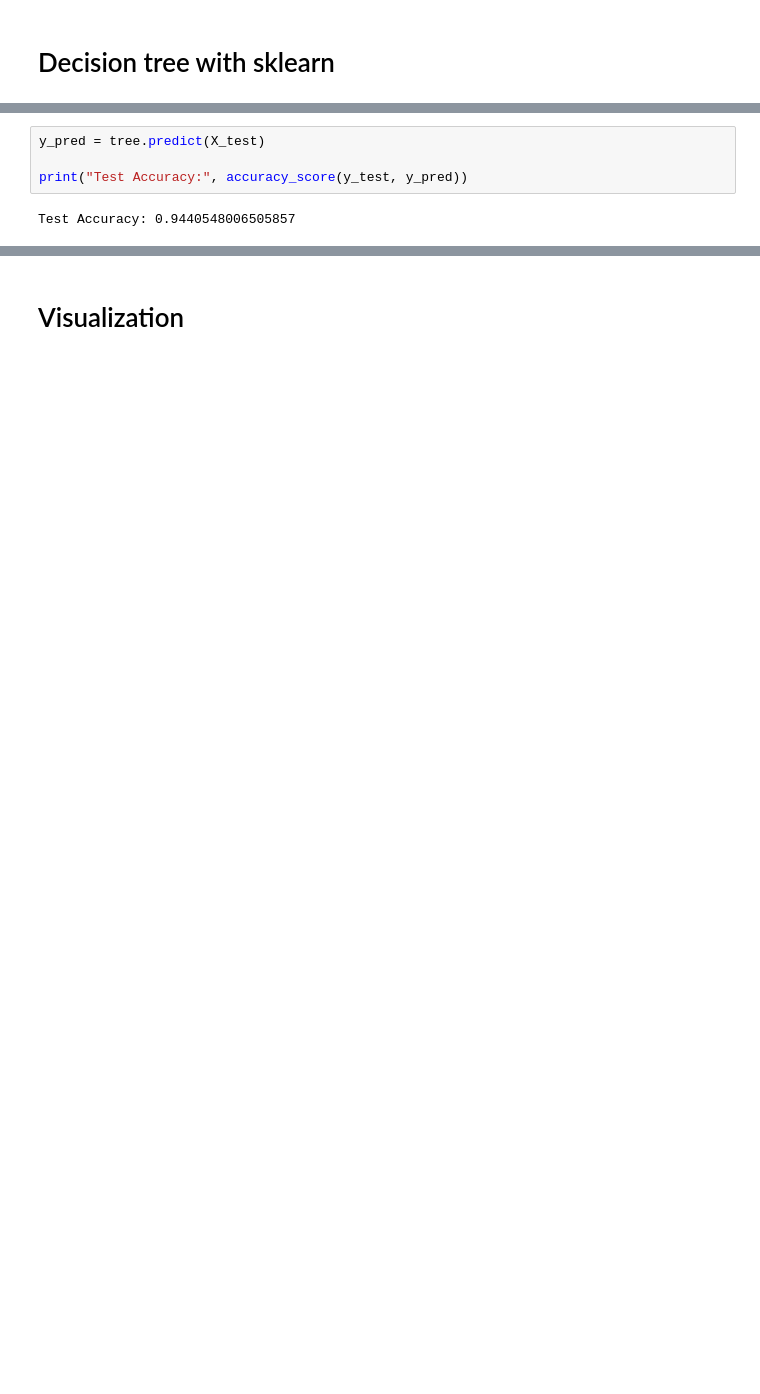
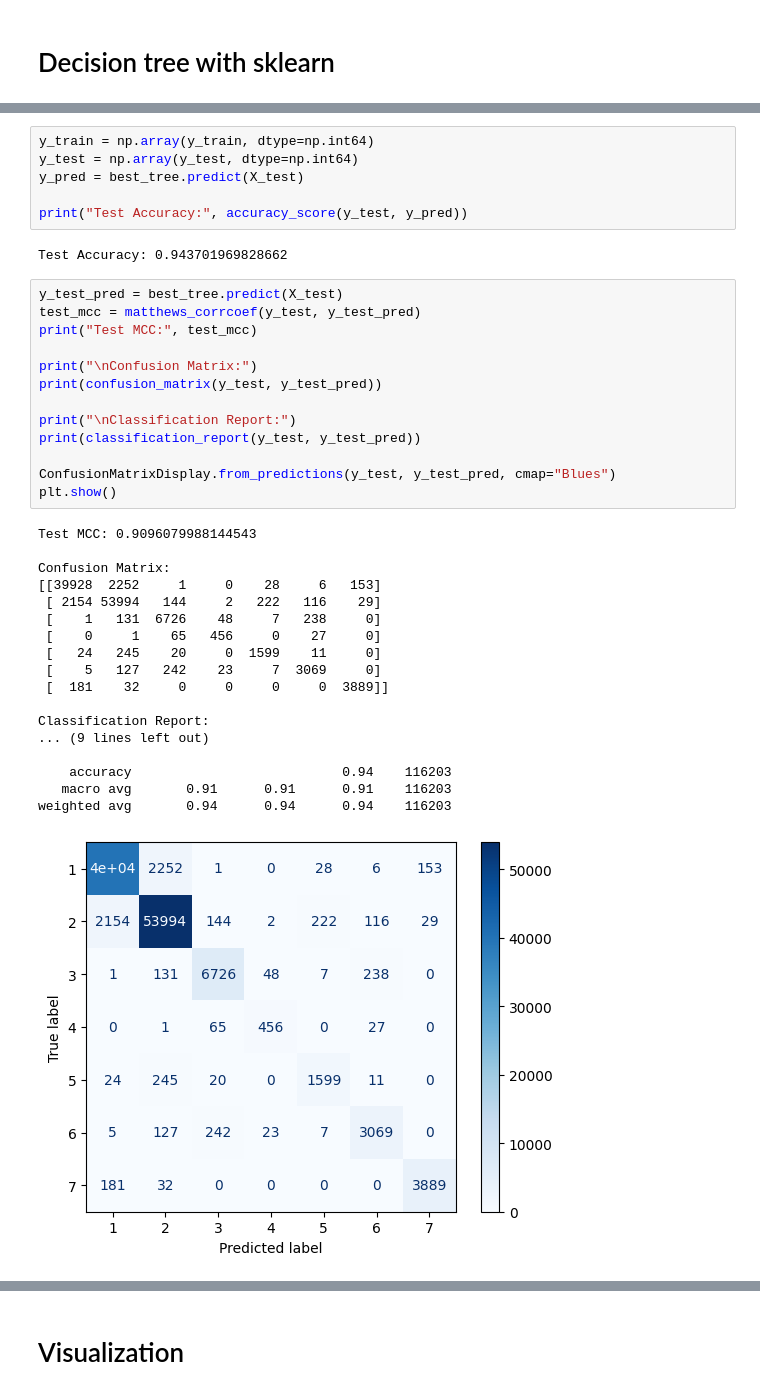
Before and after one commit to ahm5348/CSCI-635-01-Group-3, a Jupyter notebook: code/decisionTree.ipynb, the cells around one changed output, grey strips where cells are left out. Saved outputs shown, nothing was run; the diff lists cells and outputs as text; blank space fills up the shorter version.

```diff
--- a/code/decisionTree.ipynb
+++ b/code/decisionTree.ipynb
@@ -52,6 +93,40 @@ DecisionTreeClassifier(criterion='entropy', random_state=1234)
 # %%
-y_pred = tree.predict(X_test)
+y_train = np.array(y_train, dtype=np.int64)
+y_test = np.array(y_test, dtype=np.int64)
+y_pred = best_tree.predict(X_test)
 
 print("Test Accuracy:", accuracy_score(y_test, y_pred))
 # %% [output]
-Test Accuracy: 0.9440548006505857
+Test Accuracy: 0.943701969828662
+# %%
+y_test_pred = best_tree.predict(X_test)
+test_mcc = matthews_corrcoef(y_test, y_test_pred)
+print("Test MCC:", test_mcc)
+
+print("\nConfusion Matrix:")
+print(confusion_matrix(y_test, y_test_pred))
+
+print("\nClassification Report:")
+print(classification_report(y_test, y_test_pred))
+
+ConfusionMatrixDisplay.from_predictions(y_test, y_test_pred, cmap="Blues")
+plt.show()
+# %% [output]
+Test MCC: 0.9096079988144543
+
+Confusion Matrix:
+[[39928  2252     1     0    28     6   153]
+ [ 2154 53994   144     2   222   116    29]
+ [    1   131  6726    48     7   238     0]
+ [    0     1    65   456     0    27     0]
+ [   24   245    20     0  1599    11     0]
+ [    5   127   242    23     7  3069     0]
+ [  181    32     0     0     0     0  3889]]
+
+Classification Report:
+... (9 lines left out)
+
+    accuracy                           0.94    116203
+   macro avg       0.91      0.91      0.91    116203
+weighted avg       0.94      0.94      0.94    116203
+[figure, added]
```
Also changed, not shown: parts of 9 cells of this notebook, 3 other files.
